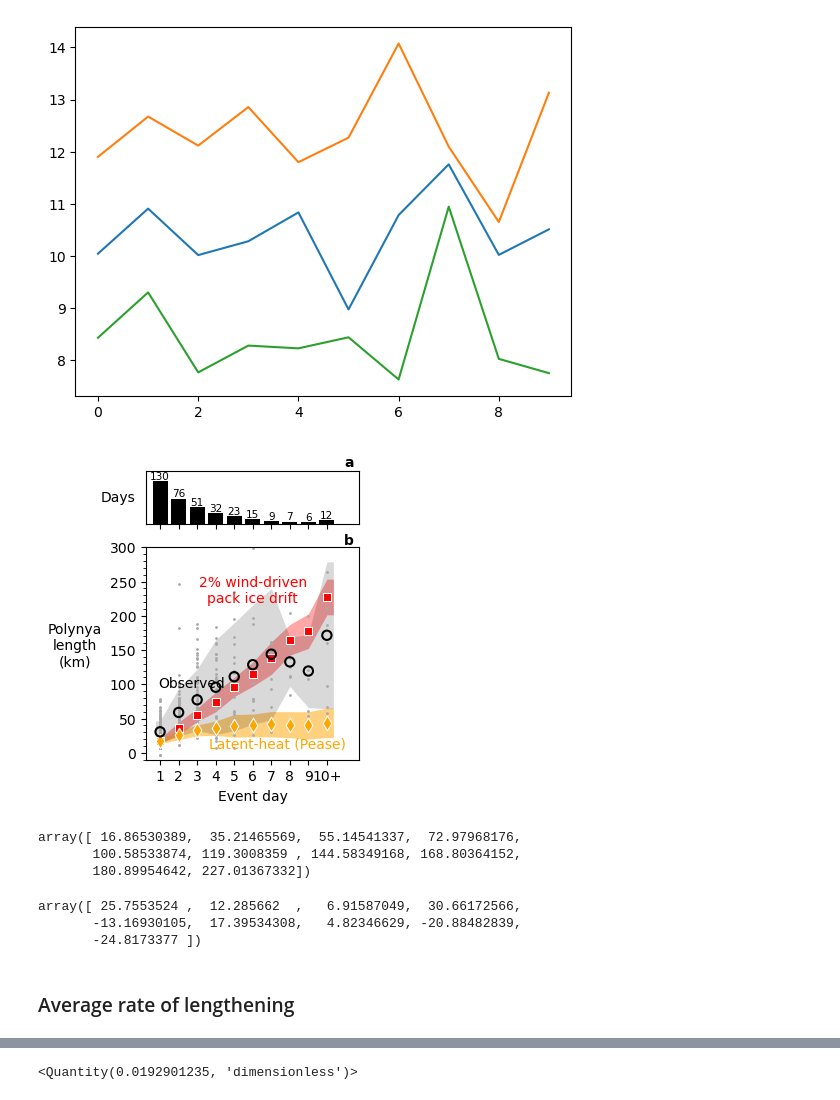
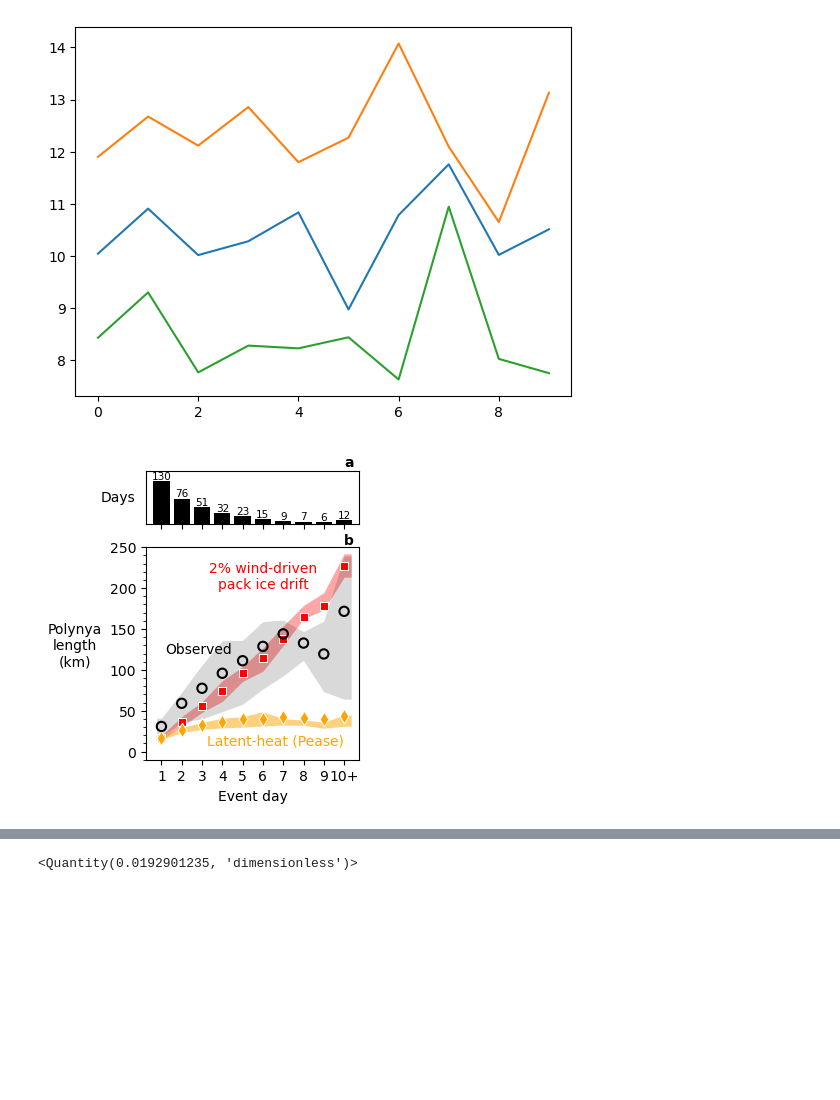
Before and after one commit to mackenziejewell/SBSpolynya, a Jupyter notebook: notebooks/06_PeaseAssessGrowth.ipynb, the cells around one changed output, grey strips where cells are left out. Drawn from its saved outputs; the diff is of its cells as text; code cells hidden in the pictures; blank space fills up the shorter version.

```diff
--- a/notebooks/06_PeaseAssessGrowth.ipynb
+++ b/notebooks/06_PeaseAssessGrowth.ipynb
@@ -341,6 +344,8 @@ def speed_conds(dff, cat):
 DF = dfr
 
 # DF = df[df.year>2023]
+
+DF = df[(df.year==2018)+(df.year==2017)]
 
 # DF = df[(df.year==2020)+(df.year==2024)]
 
@@ -354,8 +359,8 @@ shoulder = DF['season_start_flag']
 
 # wind_event = dir_conds(DF, 'wind') & (DF.s10>6)
 
-# wind_event = (DF.s10>0)
-wind_event = (DF.s10>6) #& dir_conds(DF, 'wind')
+wind_event = (DF.s10>0)
+# wind_event = (DF.s10>6) #& dir_conds(DF, 'wind')
 # wind_event = dir_conds(DF, 'wind')
 # wind_event = (DF.u10<0) & (DF.s10>6.5)
 
@@ -456,7 +461,7 @@ lmax = 9
 #========
 
 
-cats = ['Fi=0', 'Xlim', 'Xp', 'Xo', 'seq', 'Ta', 'Vi', 'ws','wu', 'date', 'cum_drift_real']
+cats = ['Fi=0', 'Xlim', 'Xp', 'Xo', 'seq', 'Ta', 'Vi', 'ws','wu', 'date', 'cum_drift_real', 'dhdt']
 
 # across[f'-3'] = {}
 # for cat in cats:
@@ -490,6 +495,8 @@ poly_dir = 145  #  polynya direction, degrees CCW from E
 Hi = 25 * units('cm')
 #===============================
 
+all_dhdt = np.array([])
+
 for ev in list(evaluate.keys()):
 
     # open data from event
@@ -503,15 +510,18 @@ for ev in list(evaluate.keys()):
     #===============================
 
     # run model
-    X_num, X_max, t95, X_zip, Tair, Vice, wsp, u10 = Pease_Model_v2(event_df, wf=wf, ta=ta, poly_dir=poly_dir, Hi = Hi, show_plot = False)
+    X_num, X_max, t95, X_zip, Tair, Vice, wsp, u10, fi  = Pease_Model_v2(event_df, wf=wf, ta=ta, poly_dir=poly_dir, Hi = Hi, show_plot = False)
+
+    # save ice grwoth
+    all_dhdt = np.append(all_dhdt, fi)
 
     # actual ice drift
     Vi_real = np.cumsum(event_df.i145.values) * units('km')
 
     # save output
-    for ll, Xp, Xm, Xz, Xo, Ta, Vi, ws, date, count, Vir, wu in zip(event_df.event_day.values,
+    for ll, Xp, Xm, Xz, Xo, Ta, Vi, ws, date, count, Vir, wu, dh in zip(event_df.event_day.values,
                                                            X_num, X_max, X_zip, event_df.length_145max.values,
-                                   Tair, Vice, wsp, event_df.time.values, range(len(event_df.event_day.values)), Vi_real, u10):
+                                   Tair, Vice, wsp, event_df.time.values, range(len(event_df.event_day.values)), Vi_real, u10, fi):
 
         # determine key to save to
 #         if (ll == -999)&(count==0):
@@ -525,6 +535,7 @@ for ev in list(evaluate.keys()):
         else:
             key = f'{ll}'
 
+        across[key]['dhdt'] = np.append(across[key]['dhdt'], dh)
         across[key]['Fi=0'] = np.append(across[key]['Fi=0'], Xz)
         across[key]['Xlim'] = np.append(across[key]['Xlim'], Xm)
         across[key]['Xp'] = np.append(across[key]['Xp'], Xp)
@@ -765,11 +801,11 @@ for cat, fillc, alpha, edgec, facec, xx, LW, mr, ms in zip(['Fi=0', 'Xp', 'Xo',
 #                    np.concatenate((np.array([byday[cat][75][0].magnitude]), byday[cat][75].magnitude, np.array([byday[cat][75].magnitude[-1]]))), lw=0, color=fillc, alpha=alpha, zorder=-10)
 
 
-#     low = byday[cat][25]
-#     high = byday[cat][75]
+    low = byday[cat][25]
+    high = byday[cat][75]
 
-    low = (byday[cat]['mean'] - byday[cat]['std'])
-    high = (byday[cat]['mean'] + byday[cat]['std'])
+#     low = (byday[cat]['mean'] - byday[cat]['std'])
+#     high = (byday[cat]['mean'] + byday[cat]['std'])
 
 
 
@@ -791,10 +827,10 @@ for cat, fillc, alpha, edgec, facec, xx, LW, mr, ms in zip(['Fi=0', 'Xp', 'Xo',
                edgecolor=edgec, lw=LW,
                facecolor = facec,marker=mr, s=ms)
 
-for kk, key in enumerate(across.keys()):
+# for kk, key in enumerate(across.keys()):
 
-    group = 'Xo'
-    ax.scatter(np.full(len(across[key][group]), kk), across[key][group], s=1, zorder=-1, c='darkgray')
+#     group = 'Xo'
+#     ax.scatter(np.full(len(across[key][group]), kk), across[key][group], s=1, zorder=-1, c='darkgray')
 
 #     group = 'Fi=0'
 #     ax.scatter(np.full(len(across[key][group]), kk), across[key][group], s=1, zorder=-1, c='lightcoral')
@@ -811,50 +847,36 @@ for kk, key in enumerate(across.keys()):
 
 ax.set_xticks(x)
 ax.set_xticklabels(across.keys())
 
 # ax.bar(days, nums/2, bottom=250, color='k', clip_on=False)
 # for dd, n in zip(days, nums):
 #     ax.text(dd, 250+n/2, f'{n:.0f}', c='k', ha='center', va='bottom', clip_on=False)
 
-ax.set_ylim(-10,300)
+ax.set_ylim(-10,250)
 ax.set_ylabel('Polynya\nlength\n(km)\n', rotation=0, labelpad=25, va='center')
 ax.set_xlabel('Event day')
 
 
 ax.yaxis.set_major_locator(ticker.MultipleLocator(50))
 ax.yaxis.set_minor_locator(ticker.MultipleLocator(10))
 
 for ax, ch, yy in zip(axs, ['a', 'b', 'c'], [1.03,1.0]):
     ax.text(0.975,yy, ch, weight='bold',  ha='right', va='bottom', transform=ax.transAxes)
 
 # plt.axhline(6.25, zorder=-1, ls='dashed', c='darkgray')
 
-plt.text(5, 220, '2% wind-driven\npack ice drift', ha='center', c=color1)
-plt.text(3.5, 95, 'Observed', ha='right', c='k')
-plt.text(10, 8, 'Latent-heat (Pease)', ha='right', c=color2)
+plt.text(5, 200, '2% wind-driven\npack ice drift', ha='center', c=color1)
+plt.text(3.5, 120, 'Observed', ha='right', c='k')
+plt.text(9, 8, 'Latent-heat (Pease)', ha='right', c=color2)
 
 # plt.axhline(0,c='k', lw=0.5, zorder=-100)
 for ax in axs:
-    ax.set_xlim(-0.75,10.75)
+    ax.set_xlim(-0.75,9.75)
 # plt.text(10, -5, 'SIC resolution', ha='right', c='gray')
 
 
 plt.subplots_adjust(hspace=0.175)
 
 # fig.savefig('../figures/results/dailyevent_time.png', dpi=400, bbox_inches='tight', pad_inches=0)
 # %% [output]
-[figure, old version]
+[figure, new version]
-# %%
-byday['Fi=0'][50]
-# %% [output]
-array([ 16.86530389,  35.21465569,  55.14541337,  72.97968176,
-       100.58533874, 119.3008359 , 144.58349168, 168.80364152,
-       180.89954642, 227.01367332])
-# %%
-np.diff(byday['Xo'][50])
-# %% [output]
-array([ 25.7553524 ,  12.285662  ,   6.91587049,  30.66172566,
-       -13.16930105,  17.39534308,   4.82346629, -20.88482839,
-       -24.8173377 ])
-# %% [markdown]
-### Average rate of lengthening
```
Also changed, not shown: parts of 28 cells of this notebook, 20 other files.
